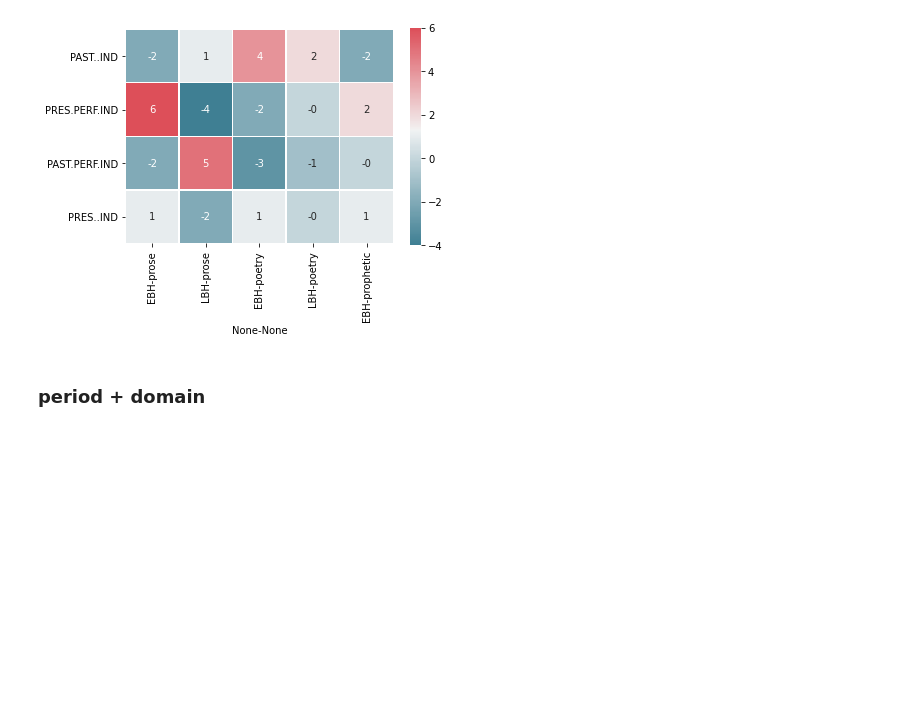
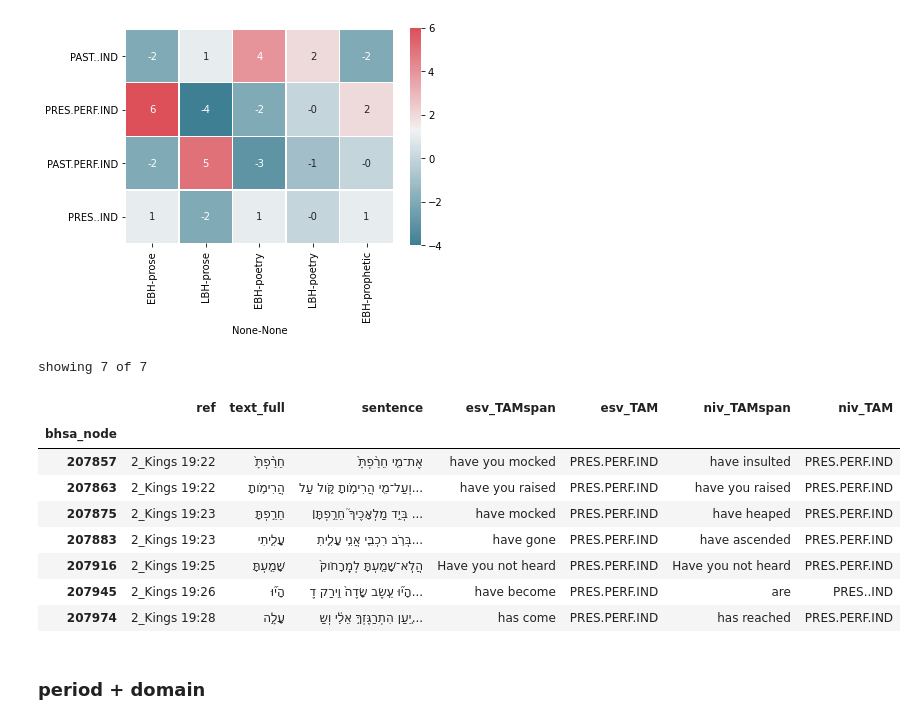
Before and after one commit to CambridgeSemiticsLab/Gesenius_data, a Jupyter notebook: analysis/§106_English_general.ipynb, the cells around one changed output. Saved outputs shown, nothing was run; the diff lists cells and outputs as text; code cells hidden in the pictures; blank space fills up the shorter version.

```diff
--- a/analysis/§106_English_general.ipynb
+++ b/analysis/§106_English_general.ipynb
@@ -794,6 +621,23 @@ proportions 2:
 | EBH | prophetic | 0.200000 | 0.600000 | 0.000000 | 0.200000 |
 Fisher's test with log transform:
 [figure]
+# %%
+ts.show(eng_df[
+    (eng_df.period == 'EBH')
+    & (eng_df.genre == 'prophetic')
+    & (eng_df.esv_TAM == 'PRES.PERF.IND')
+], spread=10)
+# %% [output]
+showing 7 of 7
+|  | ref | text_full | sentence | esv_TAMspan | esv_TAM | niv_TAMspan | niv_TAM |
+| bhsa_node |  |  |  |  |  |  |  |
+| 207857 | 2_Kings 19:22 | חֵרַ֨פְתָּ֙ | אֶת־מִ֤י חֵרַ֨פְתָּ֙ | have you mocked | PRES.PERF.IND | have insulted | PRES.PERF.IND |
+| 207863 | 2_Kings 19:22 | הֲרִימֹ֣ותָ | וְעַל־מִ֖י הֲרִימֹ֣ותָ קֹּ֑ול עַל... | have you raised | PRES.PERF.IND | have you raised | PRES.PERF.IND |
+| 207875 | 2_Kings 19:23 | חֵרַ֣פְתָּ | בְּיַ֣ד מַלְאָכֶיךָ֮ חֵרַ֣פְתָּ׀ ... | have mocked | PRES.PERF.IND | have heaped | PRES.PERF.IND |
+| 207883 | 2_Kings 19:23 | עָלִ֛יתִי | בְּרֹ֥ב רִכְבִּ֛י אֲנִ֥י עָלִ֛יתִ... | have gone | PRES.PERF.IND | have ascended | PRES.PERF.IND |
+| 207916 | 2_Kings 19:25 | שָׁמַ֤עְתָּ | הֲלֹֽא־שָׁמַ֤עְתָּ לְמֵֽרָחֹוק֙ | Have you not heard | PRES.PERF.IND | Have you not heard | PRES.PERF.IND |
+| 207945 | 2_Kings 19:26 | הָי֞וּ | הָי֞וּ עֵ֤שֶׂב שָׂדֶה֙ וִ֣ירַק דֶ... | have become | PRES.PERF.IND | are | PRES..IND |
+| 207974 | 2_Kings 19:28 | עָלָ֣ה | יַ֚עַן הִתְרַגֶּזְךָ֣ אֵלַ֔י וְשַ... | has come | PRES.PERF.IND | has reached | PRES.PERF.IND |
 # %% [markdown]
 ### period + domain
 # %%
```
Also changed, not shown: parts of 18 cells of this notebook, 2 other files.
